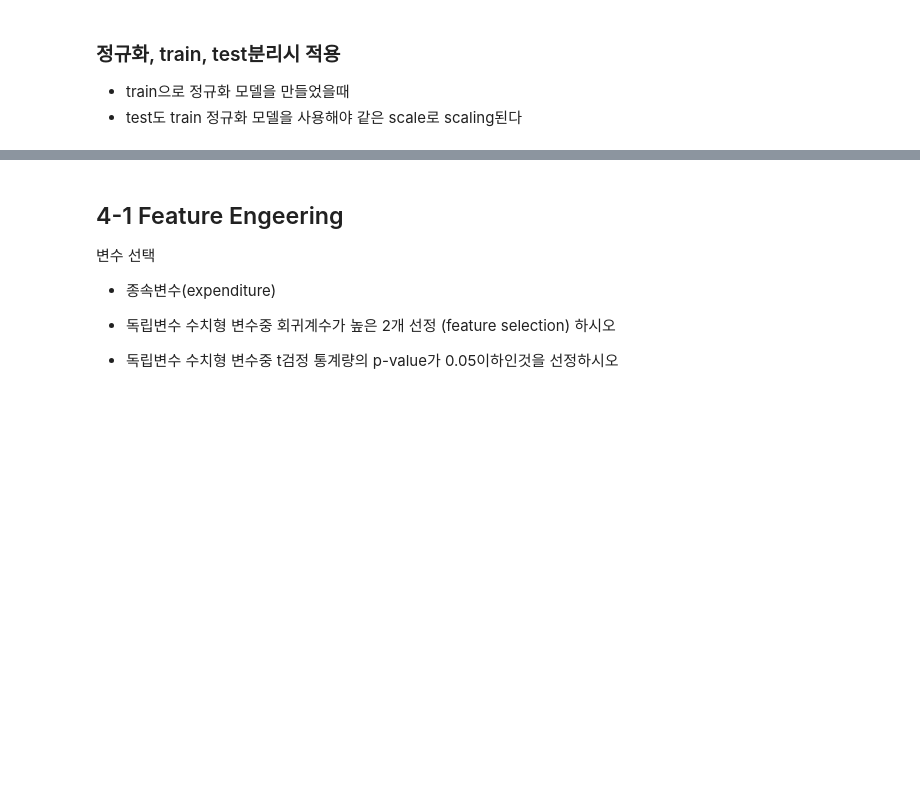
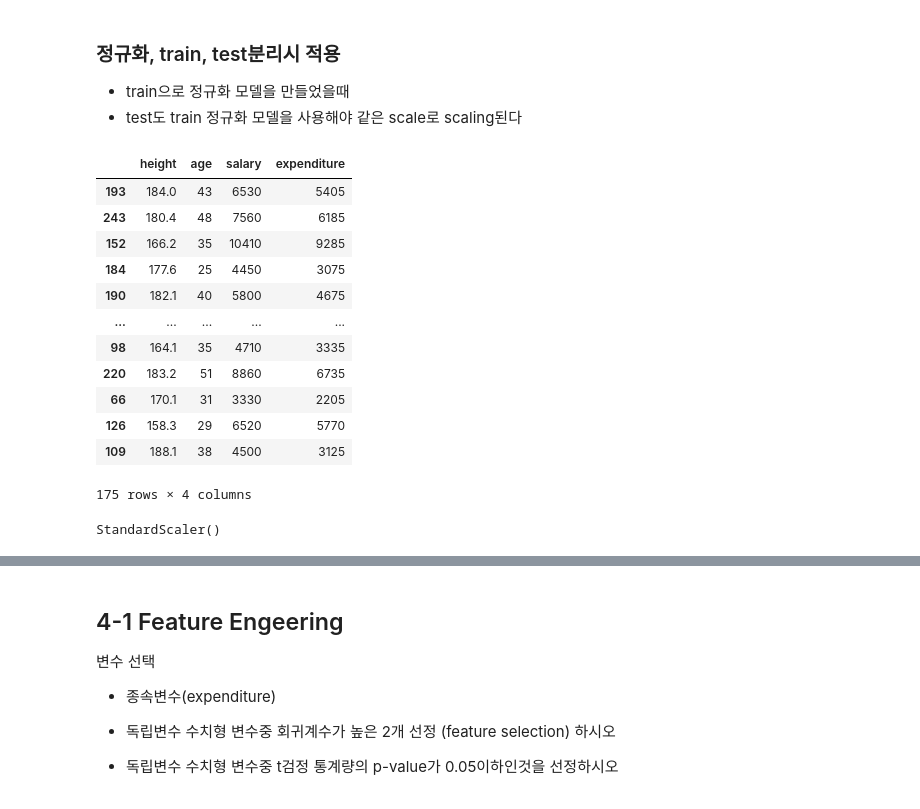
Before and after one commit to DevKelvin7/AI_Basic, a Jupyter notebook: [Workbook]ch5 선형회귀 및 특성공학.ipynb, the cells around one changed output, grey strips where cells are left out. Drawn from its saved outputs; the diff is of its cells as text; code cells hidden in the pictures; blank space fills up the shorter version.

```diff
--- a/[Workbook]ch5 선형회귀 및 특성공학.ipynb
+++ b/[Workbook]ch5 선형회귀 및 특성공학.ipynb
@@ -811,8 +854,29 @@ from sklearn.preprocessing import StandardScaler
 from sklearn.model_selection import train_test_split
 # %%
 # 연속형 변수 추출
+df_n1 = df_train1[['height','age','salary','expenditure']]
+df_n1
+# %% [output]
+|  | height | age | salary | expenditure |
+| 193 | 184.0 | 43 | 6530 | 5405 |
+| 243 | 180.4 | 48 | 7560 | 6185 |
+| 152 | 166.2 | 35 | 10410 | 9285 |
+| 184 | 177.6 | 25 | 4450 | 3075 |
+| 190 | 182.1 | 40 | 5800 | 4675 |
+| ... | ... | ... | ... | ... |
+| 98 | 164.1 | 35 | 4710 | 3335 |
+| 220 | 183.2 | 51 | 8860 | 6735 |
+| 66 | 170.1 | 31 | 3330 | 2205 |
+| 126 | 158.3 | 29 | 6520 | 5770 |
+| 109 | 188.1 | 38 | 4500 | 3125 |
+175 rows × 4 columns
 # %%
 # train data StandardScaler fit까지로 StandardScaler를 만든다
 from sklearn.preprocessing import StandardScaler
+sc_stan1 = StandardScaler().fit(df_n1)
+sc_stan2 = StandardScaler().fit(df_n2)
+sc_stan1
+# %% [output]
+StandardScaler()
 # %%
 # train에 대해 transform을 실행하여 train data를 StandardScaling
```
Also changed, not shown: parts of 74 cells of this notebook, 1 other file.
